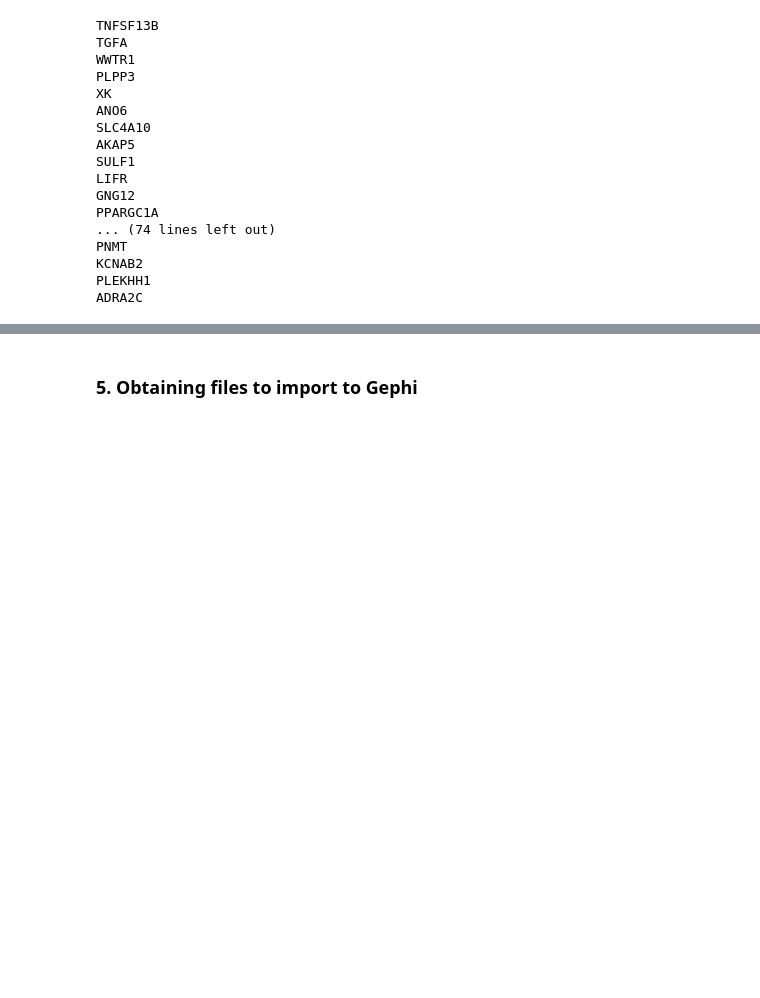
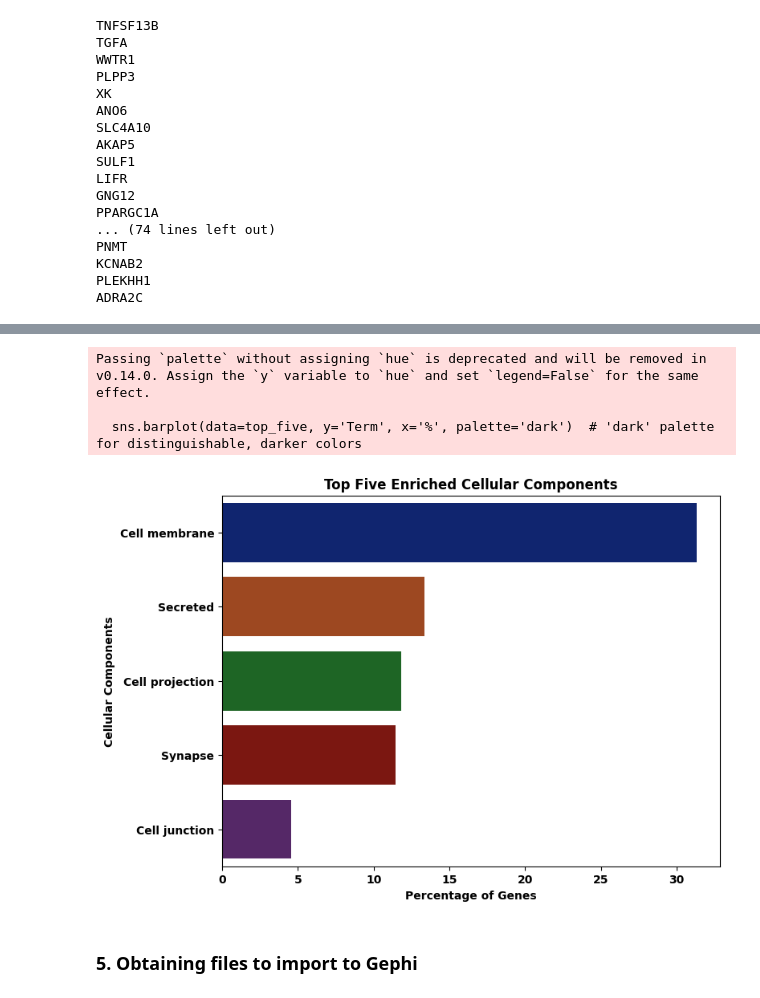
Before and after one commit to mmottaqii/AD-Biomarkers-MultiOmics, a Jupyter notebook: scripts/review_aug_26.ipynb, the cells around one changed output, grey strips where cells are left out. Saved outputs shown, nothing was run; the diff lists cells and outputs as text; code cells hidden in the pictures; blank space fills up the shorter version.

```diff
--- a/scripts/review_aug_26.ipynb
+++ b/scripts/review_aug_26.ipynb
@@ -4015,3 +4015,14 @@ PNMT
 KCNAB2
 PLEKHH1
 ADRA2C
+# %%
+# pathway anlaysis bar plot
+
+import pandas as pd
+import matplotlib.pyplot as plt
+import seaborn as sns
+
+# Load data from the txt file
+file_path = 'pathways_novel_union.txt'  # Update this with the actual path to your file
+data = pd.read_csv(file_path, delimiter='\t')
+data
@@ -4018,3 +4038,28 @@ ADRA2C
+# %%
+# Filter to get the top five pathways based on 'Count'
+top_five = data.nlargest(5, 'Count')
+
+plt.rcParams.update({'font.weight': 'bold'})
+
+# Create the bar plot
+plt.figure(figsize=(8, 6))
+sns.barplot(data=top_five, y='Term', x='%', palette='dark')  # 'dark' palette for distinguishable, darker colors
+
+# Add titles and labels
+plt.title('Top Five Enriched Cellular Components', fontweight='bold')
+plt.xlabel('Percentage of Genes', fontweight='bold')
+plt.ylabel('Cellular Components', fontweight='bold')
+
+# Save the figure
+plt.savefig('./figures/top_five_cellular_componets.png', dpi=1200, bbox_inches='tight')
+
+# Show the plot
+plt.show()
+# %% [output]
+Passing `palette` without assigning `hue` is deprecated and will be removed in v0.14.0. Assign the `y` variable to `hue` and set `legend=False` for the same effect.
+
+  sns.barplot(data=top_five, y='Term', x='%', palette='dark')  # 'dark' palette for distinguishable, darker colors
+[figure, added]
 # %% [markdown]
 ### 5. Obtaining files to import to Gephi
 # %%
```
Also changed, not shown: parts of 1 cell of this notebook.
